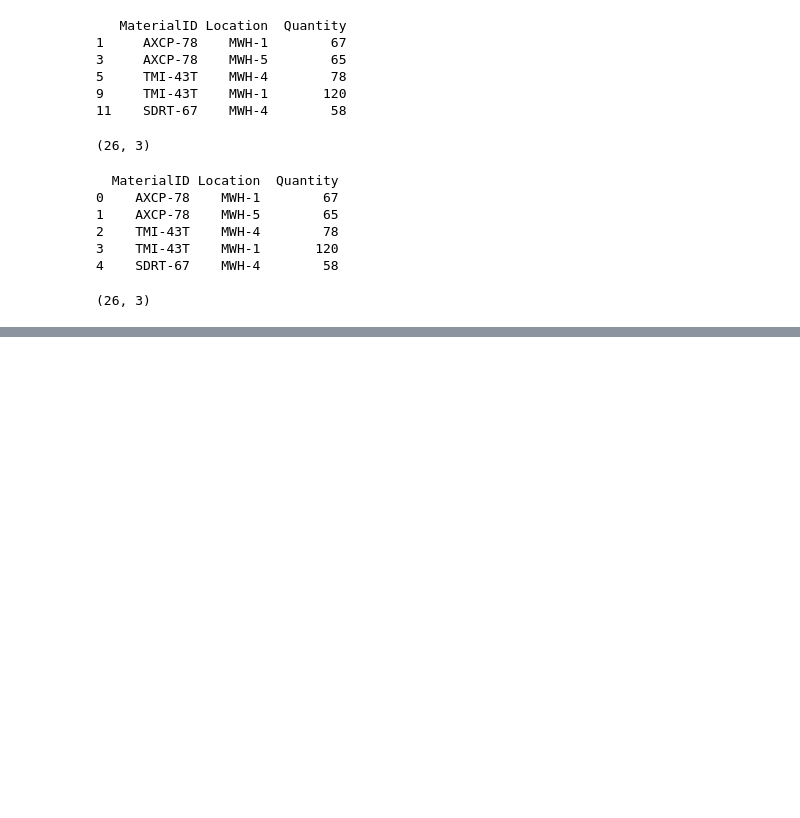
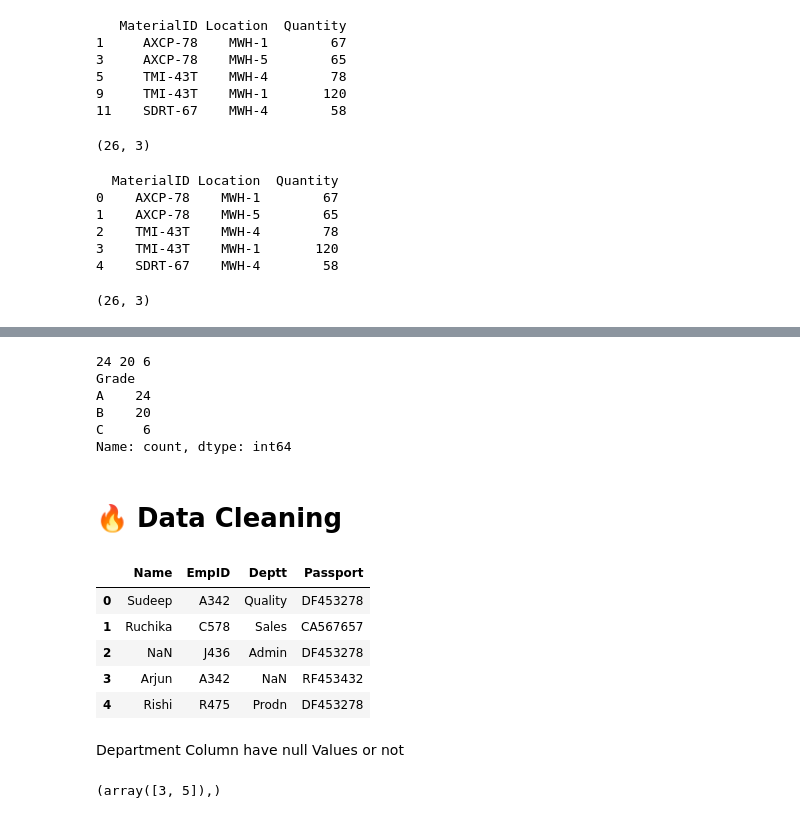
Before and after one commit to Omkar210/Statistics-and-ML, a Jupyter notebook: Day3.ipynb, the cells around one changed output, grey strips where cells are left out. Saved outputs shown, nothing was run; the diff lists cells and outputs as text; code cells hidden in the pictures; blank space fills up the shorter version.

```diff
--- a/Day3.ipynb
+++ b/Day3.ipynb
@@ -181,0 +237,11 @@ df2.shape
+# %%
+print((df.Grade=='A').sum(), (df.Grade=='B').sum(),(df.Grade=='C').sum())
+
+print(df.Grade.value_counts())
+# %% [output]
+24 20 6
+Grade
+A    24
+B    20
+C     6
+Name: count, dtype: int64
@@ -181,0 +251,19 @@ df2.shape
+# %% [markdown]
+# 🔥 Data Cleaning
+# %%
+df = pd.read_excel('CDAC_DataBook.xlsx',sheet_name='EmpInfo')
+df.head()
+# %% [output]
+|  | Name | EmpID | Deptt | Passport |
+| 0 | Sudeep | A342 | Quality | DF453278 |
+| 1 | Ruchika | C578 | Sales | CA567657 |
+| 2 | NaN | J436 | Admin | DF453278 |
+| 3 | Arjun | A342 | NaN | RF453432 |
+| 4 | Rishi | R475 | Prodn | DF453278 |
+# %% [markdown]
+Department Column have null Values or not
+# %%
+ind = np.where(df.Deptt.isnull())
+ind
+# %% [output]
+(array([3, 5]),)
```
Also changed, not shown: parts of 21 cells of this notebook.
